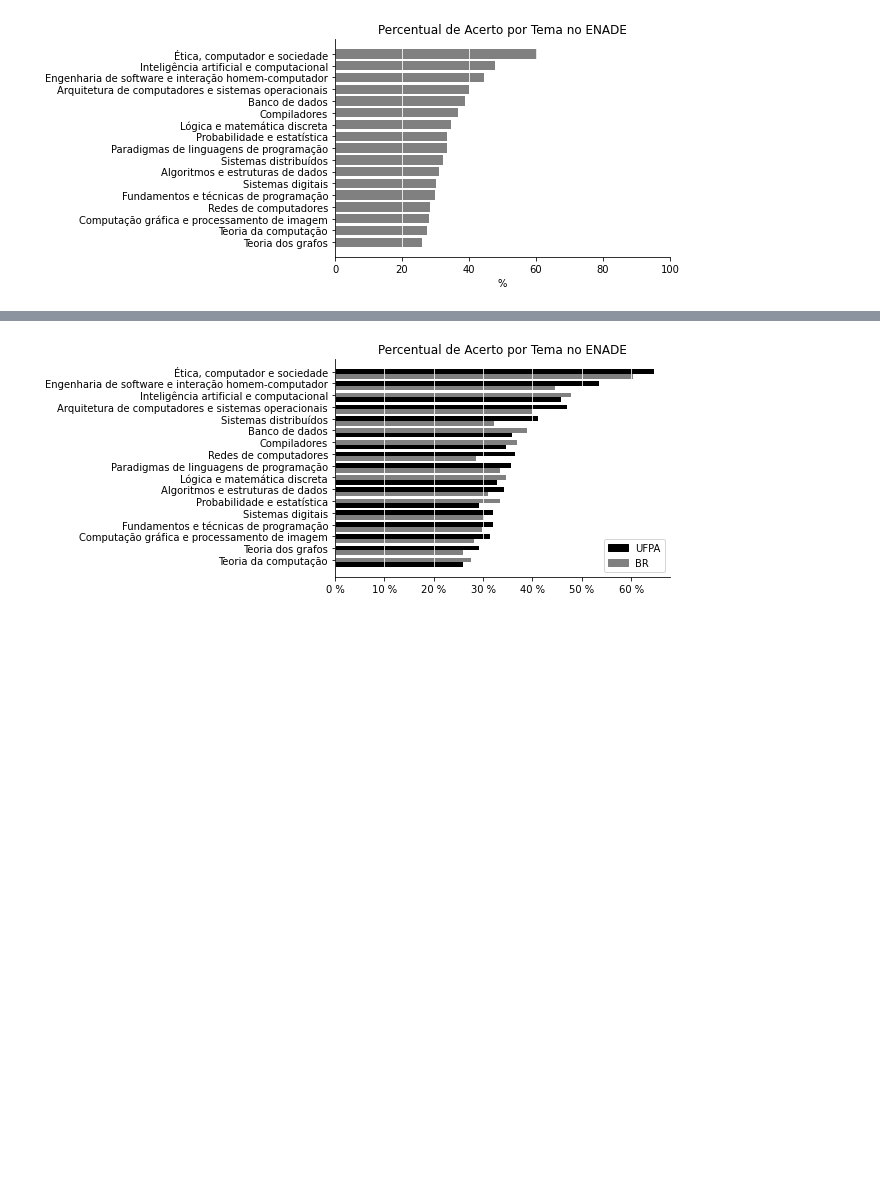
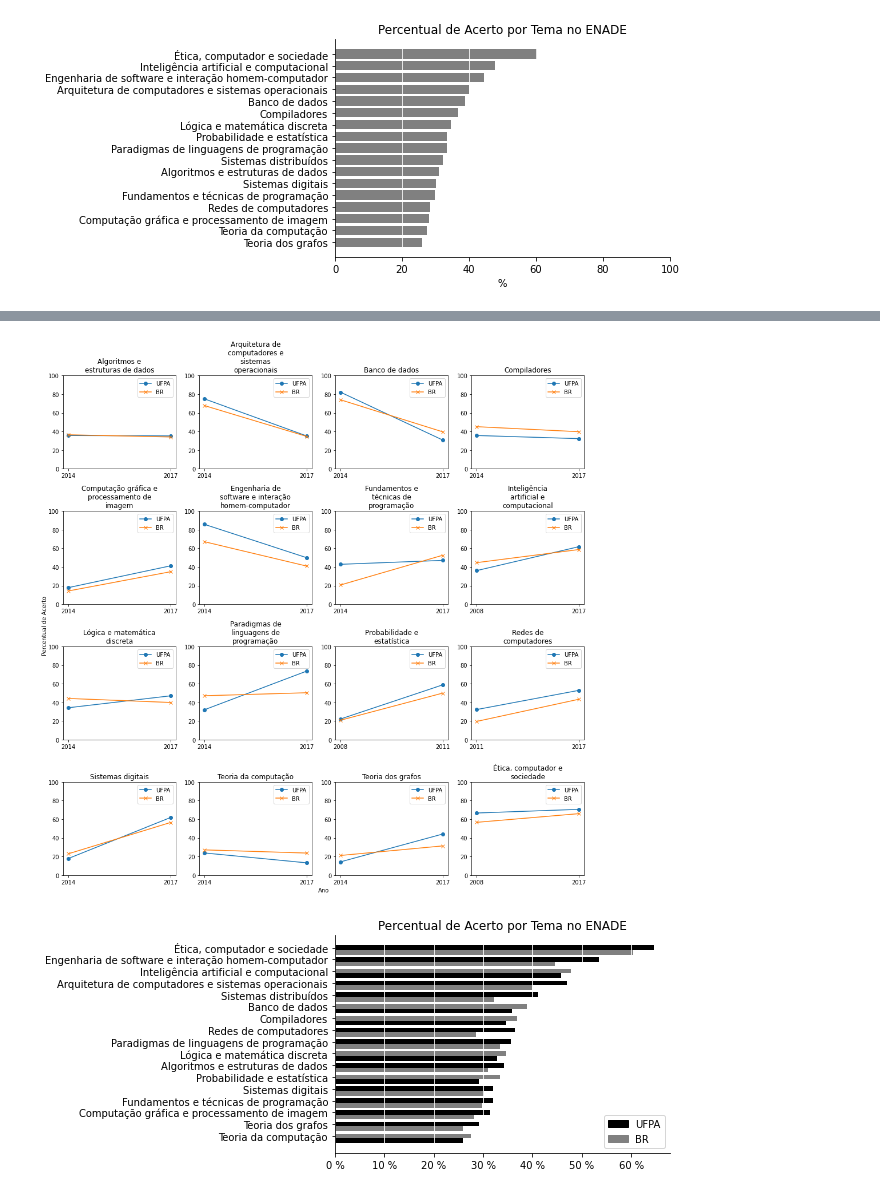
Before and after one commit to renan-cunha/KDD-Enade-Computing, a Jupyter notebook: subject_analysis.ipynb, the cells around one changed output, grey strips where cells are left out. Cells and saved outputs as stored; diff of their text form; code cells hidden in the pictures; blank space fills up the shorter version.

```diff
--- a/subject_analysis.ipynb
+++ b/subject_analysis.ipynb
@@ -547,3 +719,52 @@ Dados Nacionais
+# %%
+def get_last_two_scores(index, df):
+    series = df.iloc[index]
+    series = series.dropna()
+    if series.shape[0] < 2:
+        return None
+    else:
+        return series[-2:]
+
+#plt.figure(0)
+
+coordinates = []
+for i in range(4):
+    for j in range(4):
+        coordinates.append((i, j))
+
+
+fig = plt.figure(figsize=(14,14))
+ax = fig.add_subplot(111)
+ax.spines['top'].set_color('none')
+ax.spines['bottom'].set_color('none')
+ax.spines['left'].set_color('none')
+ax.spines['right'].set_color('none')
+ax.tick_params(labelcolor='w', top=False, bottom=False, left=False, right=False)
+ax.set_xlabel('Ano')
+ax.set_ylabel('Percentual de Acerto')
+
+
+
+coordinate_index = 1
+if not df.index.equals(df_br.index):
+    raise ValueError("Indexes should be the same on both dataframes")
+for row in range(df.shape[0]):
+    data_ufpa = get_last_two_scores(row, df)
+    if data_ufpa is not None:
+        data_br = get_last_two_scores(row, df_br)
+        ax1 = fig.add_subplot(4,4,coordinate_index)
+        plt.plot(data_ufpa, "-o", label="UFPA")
+        plt.plot(data_br, "-x", label="BR")
+        ax1.set_title("\n".join(wrap(df.index[row], 20)))
+        plt.ylim(0,100)
+        plt.legend()
+        coordinate_index += 1
+    else:
+        pass
+fig.tight_layout()
+plt.show()
+# %% [output]
+[figure, added]
 # %%
 def get_max_score(ufpa, br) -> Tuple[float, str]:
     if ufpa >= br:
```
Also changed, not shown: parts of 12 cells of this notebook.
